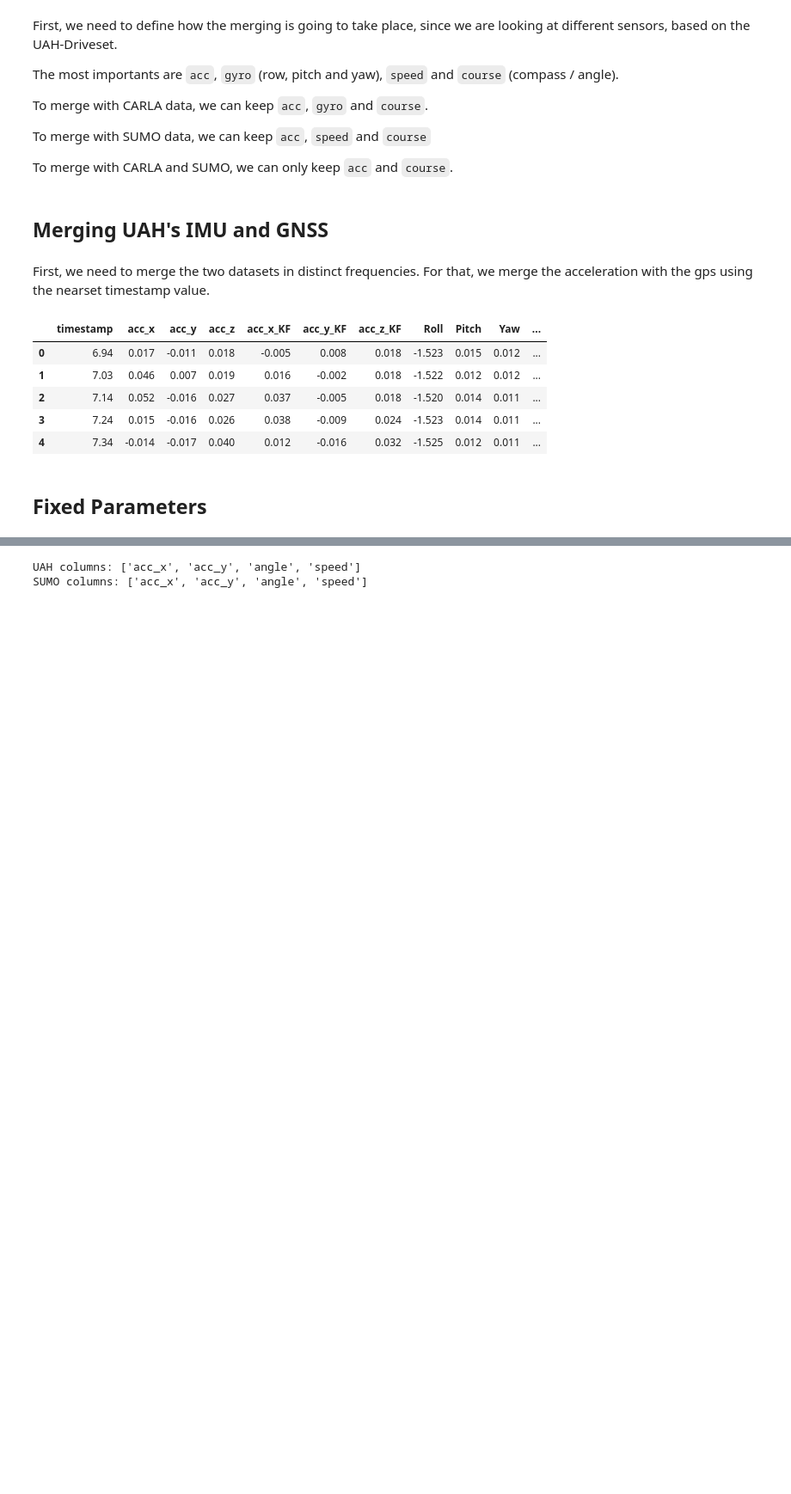
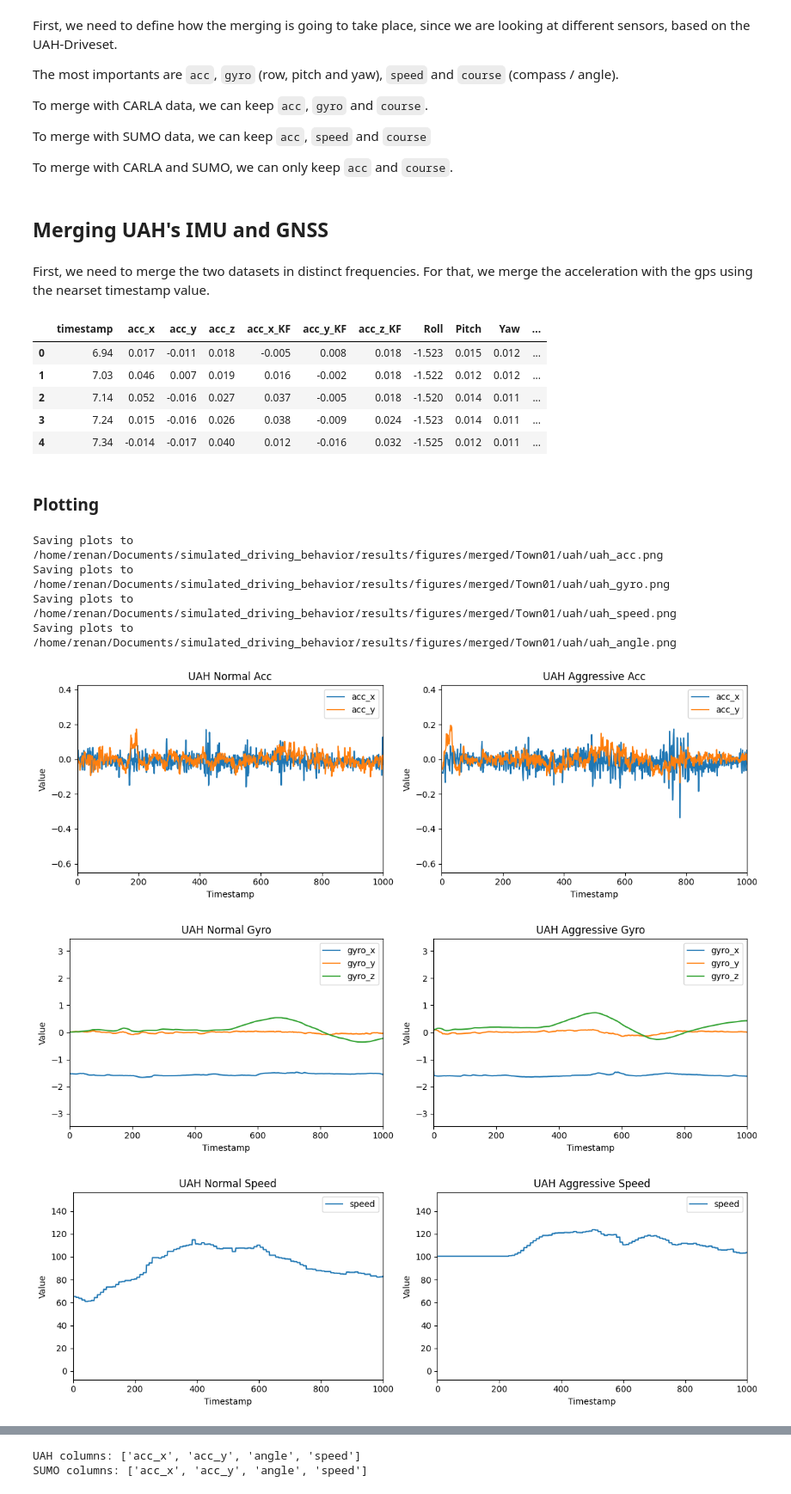
Before and after one commit to H-IAAC/simulated_driving_behavior, a Jupyter notebook: notebooks/1_merge_datasets.ipynb, the cells around one changed output, grey strips where cells are left out. Shown at 86% size. Drawn from its saved outputs; the diff is of its cells as text; code cells hidden in the pictures; blank space fills up the shorter version.

Commit message:
merging datasets

```diff
--- a/notebooks/1_merge_datasets.ipynb
+++ b/notebooks/1_merge_datasets.ipynb
@@ -143,5 +146,3 @@ merged_normal_uah.head()
 | 2 | 7.14 | 0.052 | -0.016 | 0.027 | 0.037 | -0.005 | 0.018 | -1.520 | 0.014 | 0.011 | ... |
 | 3 | 7.24 | 0.015 | -0.016 | 0.026 | 0.038 | -0.009 | 0.024 | -1.523 | 0.014 | 0.011 | ... |
 | 4 | 7.34 | -0.014 | -0.017 | 0.040 | 0.012 | -0.016 | 0.032 | -1.525 | 0.012 | 0.011 | ... |
-# %% [markdown]
-## Fixed Parameters
@@ -148,12 +163,11 @@ merged_normal_uah.head()
 # %%
-
-def plot_side_by_side(df1, df2, columns, xlims, titles=('Dataset 1', 'Dataset 2'), figsize=(12, 4)):
+def plot_side_by_side(df1, df2, columns, xlims, titles=('Dataset 1', 'Dataset 2'), figsize=(12, 4), output_path = None):
 
     fig, axes = plt.subplots(1, 2, figsize=figsize)
     for i, (df, ax, title) in enumerate(zip([df1, df2], axes, titles)):
         df[columns].plot(ax=ax)
         ax.set_title(title)
-        ax.set_xlabel('Index')
+        ax.set_xlabel('Timestamp')
         ax.set_ylabel('Value')
         ax.legend(columns)
     # Set shared x/y limits
@@ -162,4 +176,49 @@ def plot_side_by_side(df1, df2, columns, xlims, titles=('Dataset 1', 'Dataset 2'
         ax.set_xlim(xlims)
         ax.set_ylim(ylims)
     plt.tight_layout()
-    plt.show()
+
+    if output_path is None:
+        print("No output path provided, displaying plots instead.")
+        plt.show()
+    else:
+        print(f"Saving plots to {output_path}")
+        plt.savefig(output_path)
+# %% [markdown]
+### Plotting
+# %%
+plot_side_by_side(
+    merged_normal_uah, merged_aggressive_uah,
+    columns=['acc_x', 'acc_y'],
+    xlims=(0, 1000),
+    titles=('UAH Normal Acc', 'UAH Aggressive Acc'),
+    output_path=f'{figs_path}/uah/uah_acc.png'
+)
+plot_side_by_side(
+    merged_normal_uah, merged_aggressive_uah,
+    columns=['gyro_x', 'gyro_y', 'gyro_z'],
+    xlims=(0, 1000),
+    titles=('UAH Normal Gyro', 'UAH Aggressive Gyro'),
+    output_path=f'{figs_path}/uah/uah_gyro.png'
+)
+plot_side_by_side(
+    merged_normal_uah, merged_aggressive_uah,
+    columns=['speed'],
+    xlims=(0, 1000),
+    titles=('UAH Normal Speed', 'UAH Aggressive Speed'),
+    output_path=f'{figs_path}/uah/uah_speed.png'
+)
+plot_side_by_side(
+    merged_normal_uah, merged_aggressive_uah,
+    columns=['angle'],
+    xlims=(0, 1000),
+    titles=('UAH Normal Angle', 'UAH Aggressive Angle'),
+    output_path=f'{figs_path}/uah/uah_angle.png'
+)
+# %% [output]
+Saving plots to /home/renan/Documents/simulated_driving_behavior/results/figures/merged/Town01/uah/uah_acc.png
+Saving plots to /home/renan/Documents/simulated_driving_behavior/results/figures/merged/Town01/uah/uah_gyro.png
+Saving plots to /home/renan/Documents/simulated_driving_behavior/results/figures/merged/Town01/uah/uah_speed.png
+Saving plots to /home/renan/Documents/simulated_driving_behavior/results/figures/merged/Town01/uah/uah_angle.png
+[figure, added]
+[figure, added]
+[figure, added]
```
Also changed, not shown: parts of 37 cells of this notebook, 43 other files.
